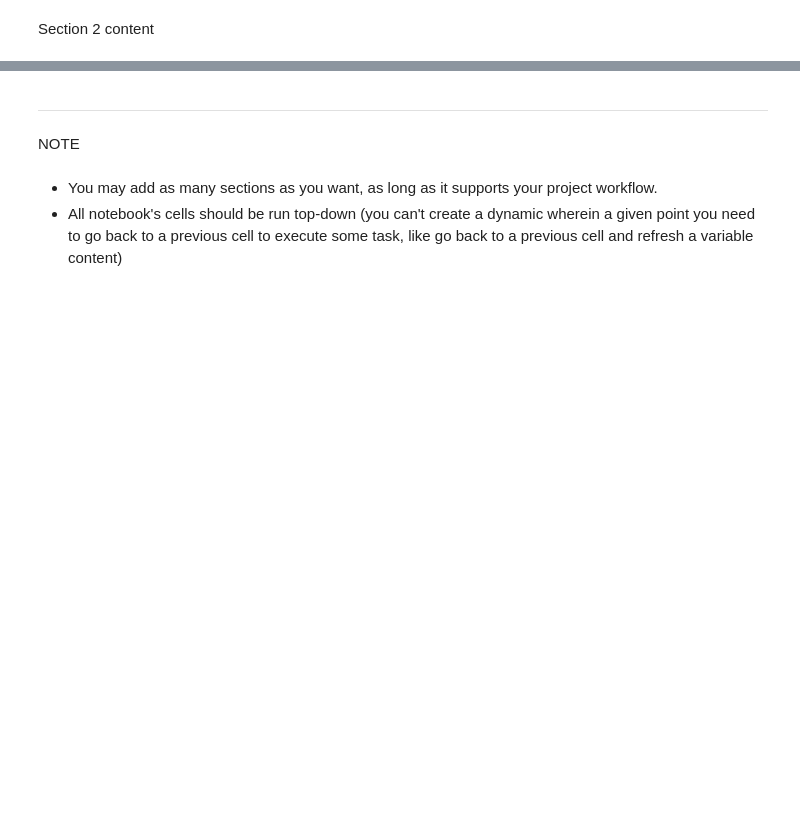
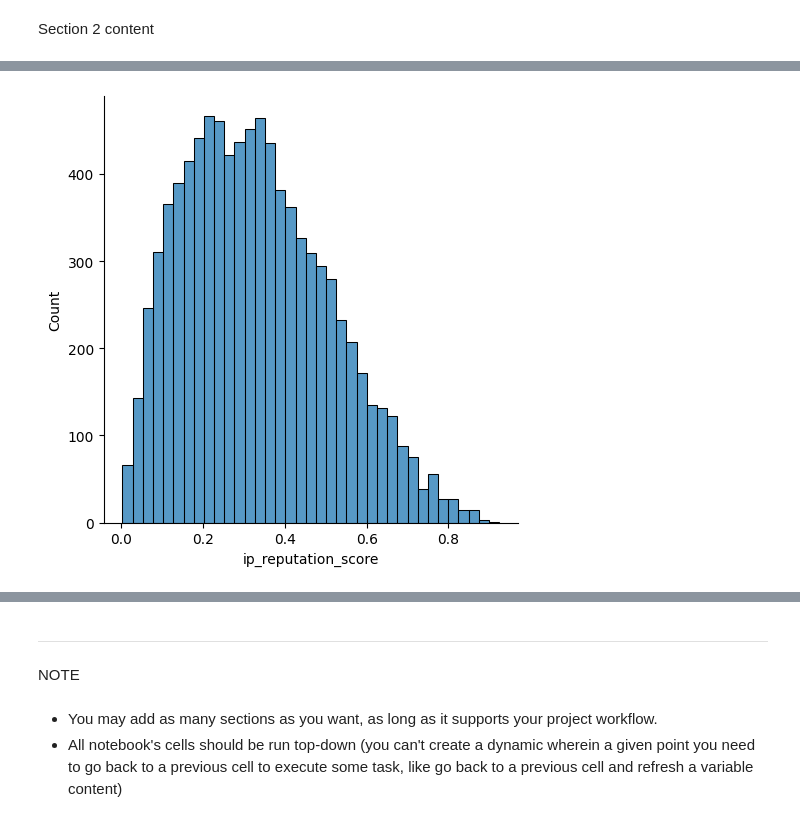
Before and after one commit to maleeper/Cyber, a Jupyter notebook: jupyter_notebooks/02_EDA.ipynb, the cells around one changed output, grey strips where cells are left out. Drawn from its saved outputs; the diff is of its cells as text; code cells hidden in the pictures; blank space fills up the shorter version.

```diff
--- a/jupyter_notebooks/02_EDA.ipynb
+++ b/jupyter_notebooks/02_EDA.ipynb
@@ -53,0 +85,5 @@ Section 2 content
+# %%
+sns.displot(df['ip_reputation_score'])# Base values are more
+plt.show()
+# %% [output]
+[figure, added]
```
Also changed, not shown: parts of 17 cells of this notebook, 3 other files.
